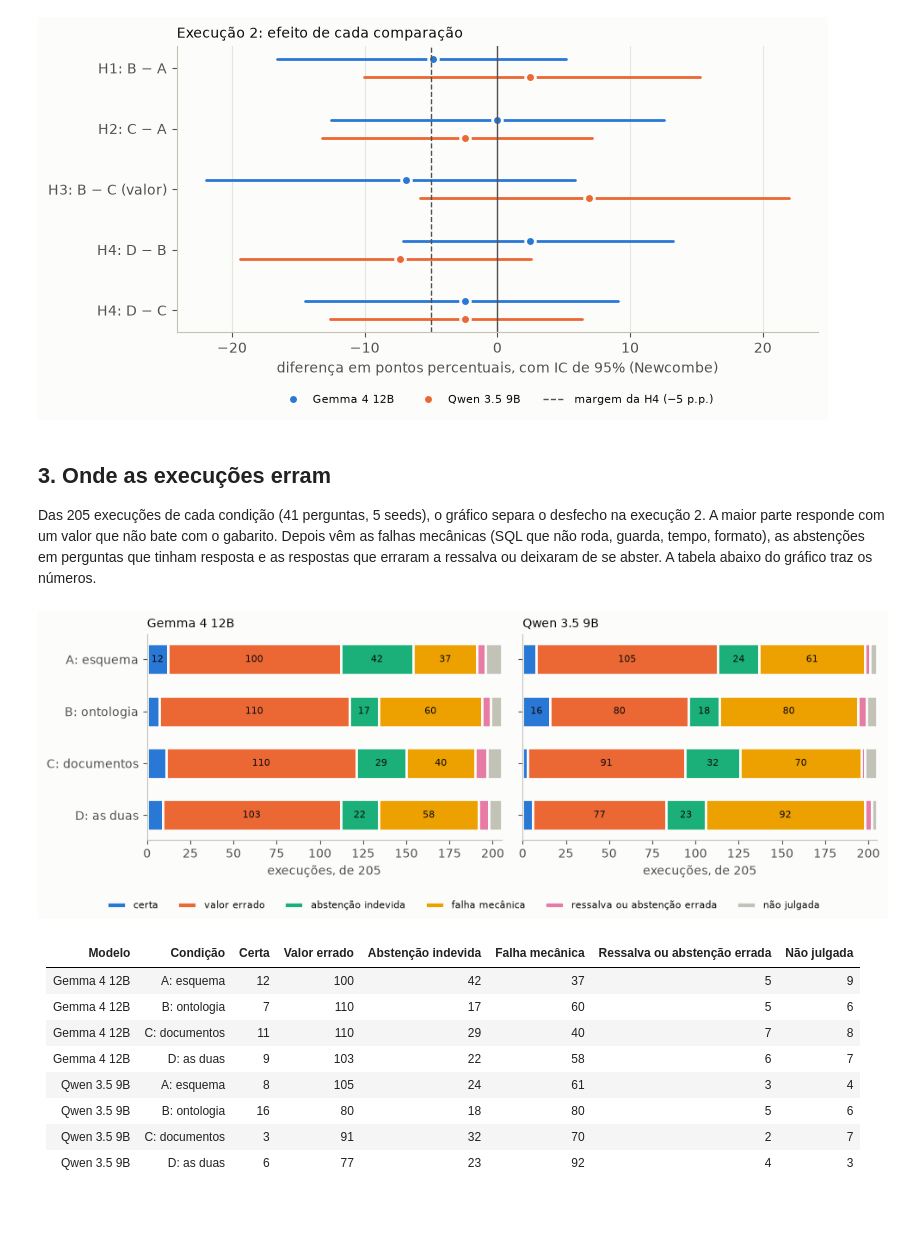
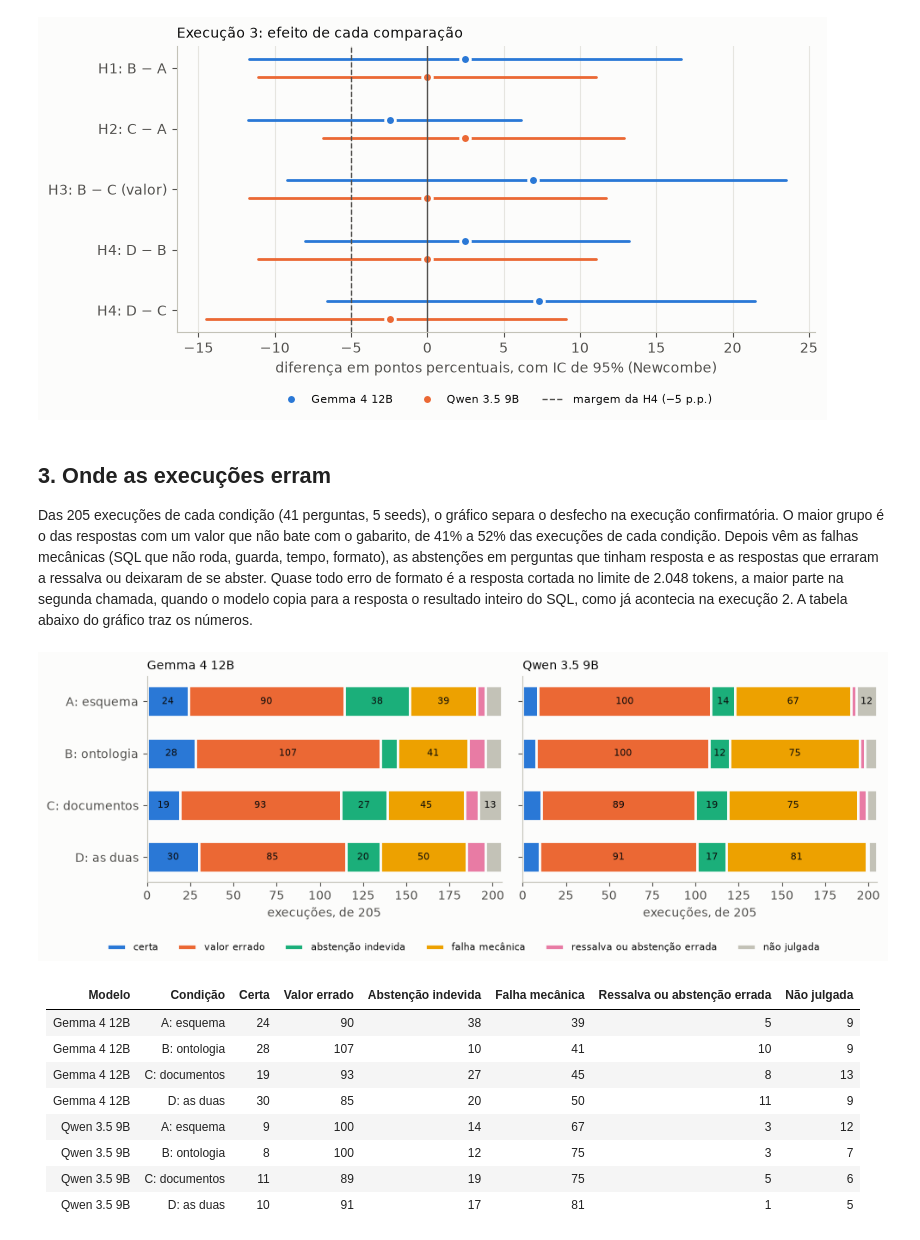
Before and after one commit to RCHRDYv/bcb-credito-governanca, a Jupyter notebook: notebooks/experimento.ipynb, the cells around one changed output. Cells and saved outputs as stored; diff of their text form; code cells hidden in the pictures; blank space fills up the shorter version.

```diff
--- a/notebooks/experimento.ipynb
+++ b/notebooks/experimento.ipynb
@@ -27,9 +28,16 @@ from IPython.display import Markdown, display
 RAIZ = Path.cwd().parent if (Path.cwd().parent / "evaluation").exists() else Path.cwd()
 sys.path.insert(0, str(RAIZ))
 from experimento import estatistica  # noqa: E402
+from experimento.execucoes import EXECUCOES  # noqa: E402
 
-resultados = {n: json.loads((RAIZ / "evaluation" / "experimento" / f"execucao-{n}" / "resultado.json")
-                            .read_text(encoding="utf-8")) for n in (1, 2)}
+# PT: as execuções publicadas, pelo mapa do experimento/execucoes.py, como
+#     na página; a confirmatória é a mais nova.
+# EN: published runs, from the experiment's run map; the newest is
+#     confirmatory.
+PUBLICADO = RAIZ / "evaluation" / "experimento"
+resultados = {n: json.loads((PUBLICADO / f"execucao-{n}" / "resultado.json").read_text(encoding="utf-8"))
+              for n in EXECUCOES if (PUBLICADO / f"execucao-{n}" / "resultado.json").exists()}
+CONFIRMATORIA = max(resultados)
 MODELOS = {"gemma-4-12b": "Gemma 4 12B", "qwen3.5-9b": "Qwen 3.5 9B"}
 CONDICOES = ["A", "B", "C", "D"]
 NOMES = {"A": "A: esquema", "B": "B: ontologia", "C": "C: documentos", "D": "D: as duas"}
@@ -48,9 +56,12 @@ O gráfico mostra, das 41 perguntas, quantas cada modelo acerta em cada condiç
 # %%
 # PT: perguntas certas por condição e modelo, uma faixa por execução.
 # EN: right questions per condition and model, one panel per run.
-fig, eixos = plt.subplots(1, 2, figsize=(10, 3.6), sharey=True)
+# PT: squeeze=False devolve sempre uma grade, mesmo com uma execução só.
+# EN: squeeze=False always returns a grid, even with a single run.
+fig, grade = plt.subplots(1, len(resultados), figsize=(5 * len(resultados), 3.6), sharey=True, squeeze=False)
+eixos = grade[0]
 largura = 0.36
-for eixo, n in zip(eixos, (1, 2)):
+for eixo, n in zip(eixos, sorted(resultados)):
     for k, (modelo, nome) in enumerate(MODELOS.items()):
         certas = [resultados[n]["modelos"][modelo]["analise"]["condicoes"][c]["perguntas_certas"] for c in CONDICOES]
         xs = [i + (k - 0.5) * largura for i in range(4)]
@@ -58,15 +69,17 @@ for eixo, n in zip(eixos, (1, 2)):
         for x, v in zip(xs, certas):
             eixo.text(x, v + 0.15, str(v), ha="center", va="bottom", fontsize=9, color="#0b0b0b")
     eixo.set_xticks(range(4), [NOMES[c] for c in CONDICOES])
-    eixo.set_title(f"Execução {n}" + (" (instrumento falho)" if n == 1 else " (confirmatória)"), loc="left",
-                   fontsize=10, color="#0b0b0b")
+    situacao = "instrumento falho" if n == 1 else "confirmatória" if n == CONFIRMATORIA else "no piso"
+    eixo.set_title(f"Execução {n} ({situacao})", loc="left", fontsize=10, color="#0b0b0b")
     eixo.yaxis.grid(True, color="#e6e5e0", linewidth=0.8)
     eixo.set_axisbelow(True)
 eixos[0].set_ylabel("perguntas certas, de 41")
 maximo = max(r["modelos"][m]["analise"]["condicoes"][c]["perguntas_certas"]
              for r in resultados.values() for m in MODELOS for c in CONDICOES)
 eixos[0].set_ylim(0, max(6, maximo + 1))
-eixos[1].legend(frameon=False, loc="upper right")
+# PT: a legenda vai no painel de barras mais baixas, para não cobrir um rótulo.
+# EN: the legend goes on the lowest-bar panel, so it covers no label.
+eixos[0].legend(frameon=False, loc="upper right")
 fig.tight_layout()
 plt.show()
 # %% [output]
@@ -78,13 +91,14 @@ Cada ponto é a diferença pareada de proporções entre duas condições, em po
 # %%
-# PT: efeitos da execução 2 por hipótese e modelo (gráfico de floresta).
-# EN: run 2 effects per hypothesis and model (forest plot).
+# PT: efeitos da execução confirmatória por hipótese e modelo (floresta).
+# EN: confirmatory run effects per hypothesis and model (forest plot).
 rotulos, linhas = [], []
 for h, texto in (("H1", "H1: B − A"), ("H2", "H2: C − A"), ("H3", "H3: B − C (valor)")):
     rotulos.append(texto)
-    linhas.append({m: resultados[2]["modelos"][m]["analise"]["hipoteses"][h] for m in MODELOS})
+    linhas.append({m: resultados[CONFIRMATORIA]["modelos"][m]["analise"]["hipoteses"][h] for m in MODELOS})
 for chave, texto in (("D−B", "H4: D − B"), ("D−C", "H4: D − C")):
     rotulos.append(texto)
-    linhas.append({m: resultados[2]["modelos"][m]["analise"]["hipoteses"]["H4"]["comparacoes"][chave] for m in MODELOS})
+    linhas.append({m: resultados[CONFIRMATORIA]["modelos"][m]["analise"]["hipoteses"]["H4"]["comparacoes"][chave]
+                   for m in MODELOS})
 
 fig, eixo = plt.subplots(figsize=(8, 4.2))
 for i, linha in enumerate(linhas):
@@ -103,18 +117,18 @@ eixo.set_xlabel("diferença em pontos percentuais, com IC de 95% (Newcombe)")
 eixo.xaxis.grid(True, color="#e6e5e0", linewidth=0.8)
 eixo.set_axisbelow(True)
 eixo.legend(frameon=False, loc="upper center", bbox_to_anchor=(0.5, -0.18), ncol=3, fontsize=8)
-eixo.set_title("Execução 2: efeito de cada comparação", loc="left", fontsize=10)
+eixo.set_title(f"Execução {CONFIRMATORIA}: efeito de cada comparação", loc="left", fontsize=10)
 fig.tight_layout()
 plt.show()
 # %% [output]
-[figure, old version]
+[figure, new version]
 # %% [markdown]
 ## 3. Onde as execuções erram
 
-Das 205 execuções de cada condição (41 perguntas, 5 seeds), o gráfico separa o desfecho na execução 2. A maior parte responde com um valor que não bate com o gabarito. Depois vêm as falhas mecânicas (SQL que não roda, guarda, tempo, formato), as abstenções em perguntas que tinham resposta e as respostas que erraram a ressalva ou deixaram de se abster. A tabela abaixo do gráfico traz os números.
+Das 205 execuções de cada condição (41 perguntas, 5 seeds), o gráfico separa o desfecho na execução confirmatória. O maior grupo é o das respostas com um valor que não bate com o gabarito, de 41% a 52% das execuções de cada condição. Depois vêm as falhas mecânicas (SQL que não roda, guarda, tempo, formato), as abstenções em perguntas que tinham resposta e as respostas que erraram a ressalva ou deixaram de se abster. Quase todo erro de formato é a resposta cortada no limite de 2.048 tokens, a maior parte na segunda chamada, quando o modelo copia para a resposta o resultado inteiro do SQL, como já acontecia na execução 2. A tabela abaixo do gráfico traz os números.
 # %%
-# PT: desfecho das execuções na execução 2, por condição e modelo.
-# EN: run 2 outcomes per condition and model.
+# PT: desfecho das execuções na execução confirmatória, por condição e modelo.
+# EN: confirmatory run outcomes per condition and model.
 # PT: cada motivo de erro do corretor cai num grupo só; um motivo novo para
 #     a conta, em vez de sumir do gráfico.
 # EN: each grader reason maps to one group; an unknown reason stops.
@@ -138,7 +152,7 @@ def grupo_do_motivo(motivo: str) -> str:
 
 
 def desfechos(modelo: str, condicao: str) -> dict[str, int]:
-    m = resultados[2]["modelos"][modelo]
+    m = resultados[CONFIRMATORIA]["modelos"][modelo]
     situacoes = [s for por in m["execucoes"][condicao].values() for s in por]
     saida = {g: 0 for g in COR_GRUPO}
     for motivo, n in m["erros_por_motivo"][condicao].items():
@@ -148,44 +162,44 @@ def desfechos(modelo: str, condicao: str) -> dict[str, int]:
     assert sum(saida.values()) == len(situacoes), (modelo, condicao, saida)
     return saida
 
 
 fig, eixos = plt.subplots(1, 2, figsize=(10, 3.6), sharey=True)
 tabela = ["| Modelo | Condição | " + " | ".join(g.capitalize() for g in COR_GRUPO) + " |",
           "|---|---|" + "---:|" * len(COR_GRUPO)]
 for eixo, (modelo, nome) in zip(eixos, MODELOS.items()):
     for i, c in enumerate(CONDICOES):
         d = desfechos(modelo, c)
         esquerda = 0
         for g in COR_GRUPO:
             eixo.barh(i, d[g], left=esquerda, color=COR_GRUPO[g], height=0.6, edgecolor="#fcfcfb", linewidth=2,
                       label=g if i == 0 else None)
             if d[g] >= 12:
                 eixo.text(esquerda + d[g] / 2, i, str(d[g]), ha="center", va="center", fontsize=8, color="#0b0b0b")
             esquerda += d[g]
         tabela.append(f"| {nome} | {NOMES[c]} | " + " | ".join(str(d[g]) for g in COR_GRUPO) + " |")
     eixo.set_yticks(range(4), [NOMES[c] for c in CONDICOES])
     eixo.set_title(nome, loc="left", fontsize=10)
     eixo.set_xlabel("execuções, de 205")
     eixo.set_xlim(0, 205)
 # PT: o eixo y é compartilhado: inverter uma vez põe A em cima nos dois.
 # EN: shared y axis: invert once.
 eixos[0].invert_yaxis()
 fig.legend(*eixos[0].get_legend_handles_labels(), loc="lower center", ncol=6, frameon=False, fontsize=8)
 fig.tight_layout(rect=(0, 0.08, 1, 1))
 plt.show()
 display(Markdown("\n".join(tabela)))
 # %% [output]
-[figure, old version]
+[figure, new version]
 | Modelo | Condição | Certa | Valor errado | Abstenção indevida | Falha mecânica | Ressalva ou abstenção errada | Não julgada |
 |---|---|---:|---:|---:|---:|---:|---:|
-| Gemma 4 12B | A: esquema | 12 | 100 | 42 | 37 | 5 | 9 |
-| Gemma 4 12B | B: ontologia | 7 | 110 | 17 | 60 | 5 | 6 |
-| Gemma 4 12B | C: documentos | 11 | 110 | 29 | 40 | 7 | 8 |
-| Gemma 4 12B | D: as duas | 9 | 103 | 22 | 58 | 6 | 7 |
-| Qwen 3.5 9B | A: esquema | 8 | 105 | 24 | 61 | 3 | 4 |
-| Qwen 3.5 9B | B: ontologia | 16 | 80 | 18 | 80 | 5 | 6 |
-| Qwen 3.5 9B | C: documentos | 3 | 91 | 32 | 70 | 2 | 7 |
-| Qwen 3.5 9B | D: as duas | 6 | 77 | 23 | 92 | 4 | 3 |
+| Gemma 4 12B | A: esquema | 24 | 90 | 38 | 39 | 5 | 9 |
+| Gemma 4 12B | B: ontologia | 28 | 107 | 10 | 41 | 10 | 9 |
+| Gemma 4 12B | C: documentos | 19 | 93 | 27 | 45 | 8 | 13 |
+| Gemma 4 12B | D: as duas | 30 | 85 | 20 | 50 | 11 | 9 |
+| Qwen 3.5 9B | A: esquema | 9 | 100 | 14 | 67 | 3 | 12 |
+| Qwen 3.5 9B | B: ontologia | 8 | 100 | 12 | 75 | 3 | 7 |
+| Qwen 3.5 9B | C: documentos | 11 | 89 | 19 | 75 | 5 | 6 |
+| Qwen 3.5 9B | D: as duas | 10 | 91 | 17 | 81 | 1 | 5 |
 # %% [markdown]
 ## 4. Memória de cálculo
 
```
Also changed, not shown: parts of 7 cells of this notebook, 11 other files.
